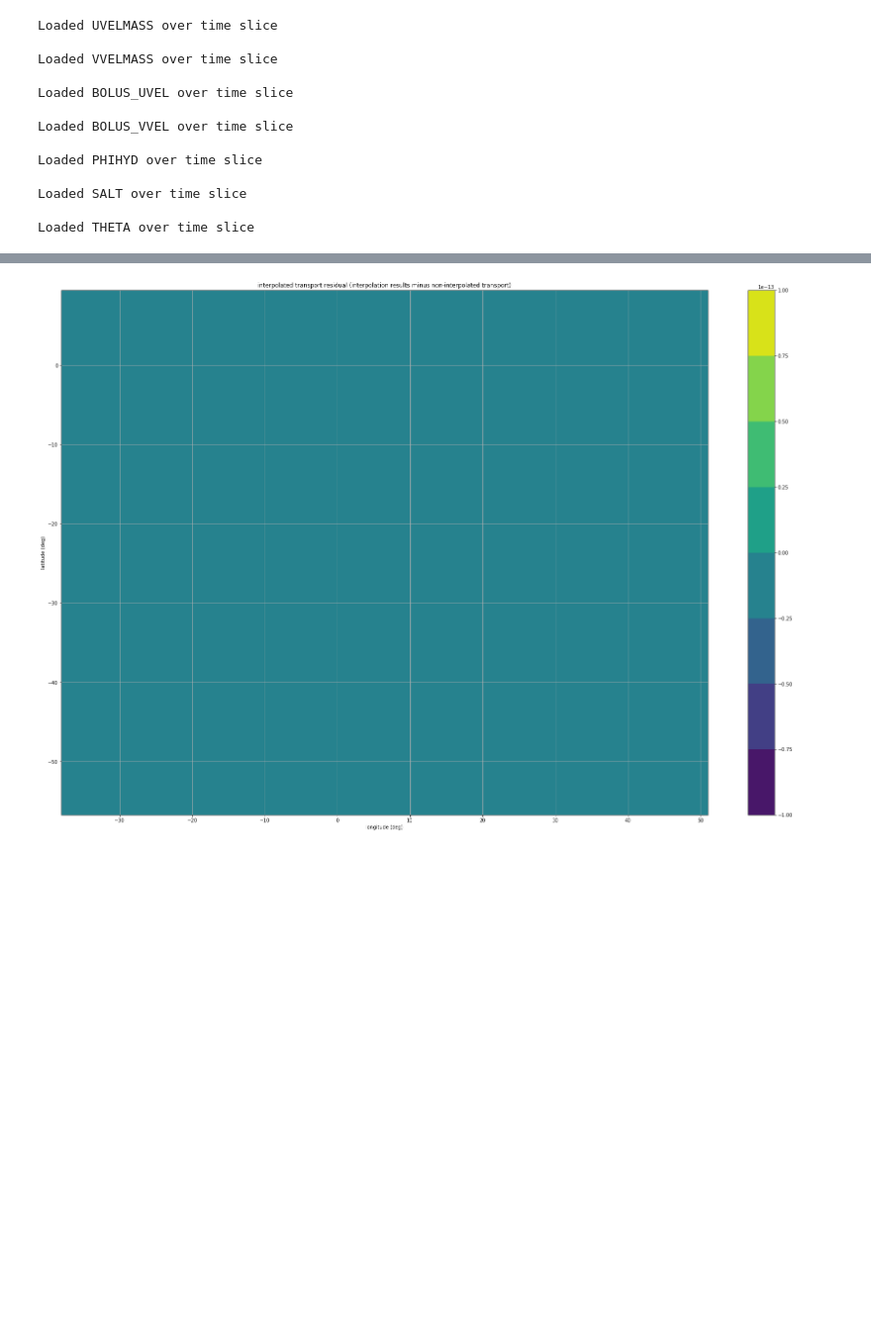
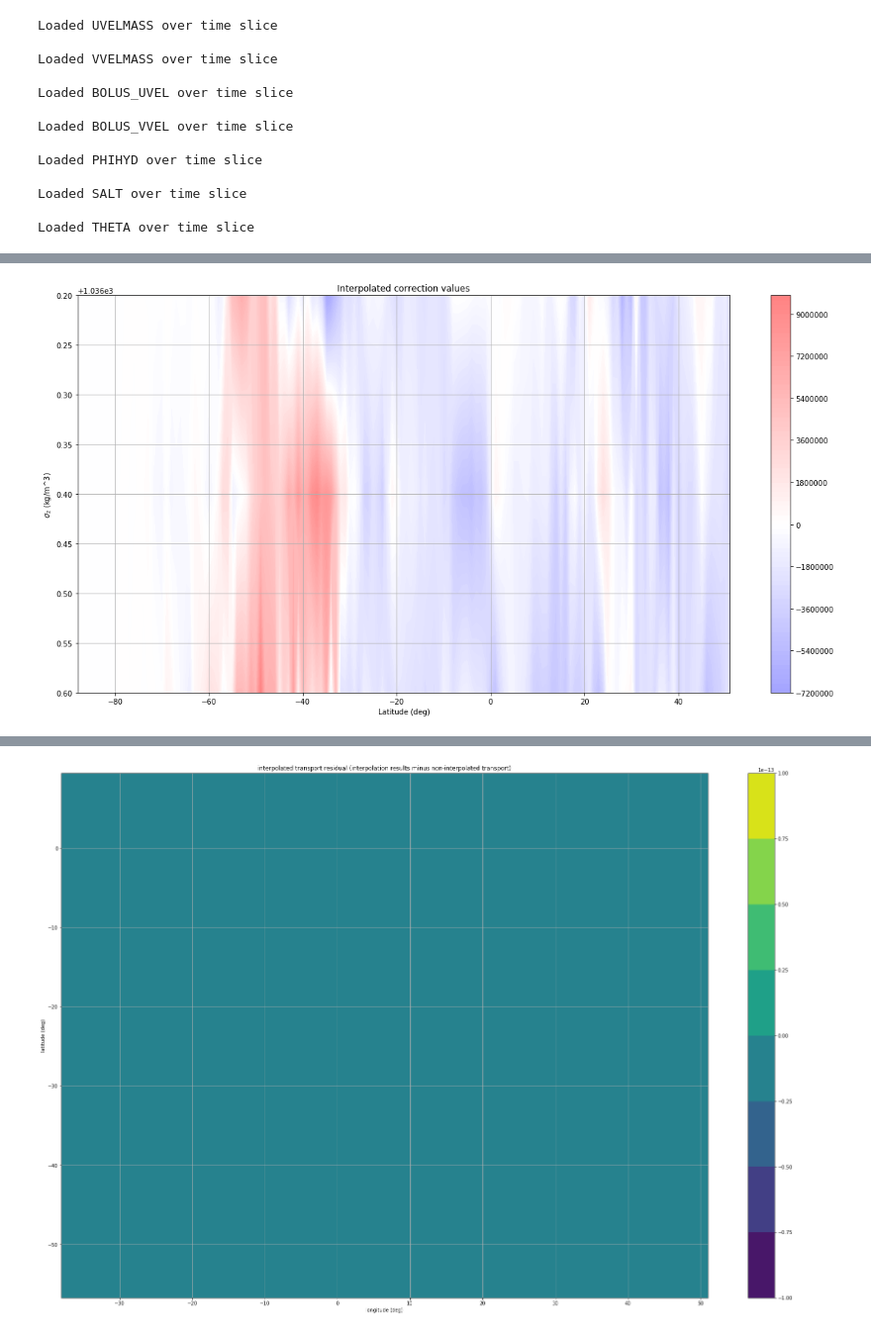
Before and after one commit to tatsumonkman47/ECCO-potential-density-overturning, a Jupyter notebook: meridional_overturning_in_potdens_space_PROTOTYPE.ipynb, the cells around one changed output, grey strips where cells are left out. Shown: that part at 99% size. Cells and saved outputs as stored; diff of their text form; code cells hidden in the pictures; blank space fills up the shorter version.

```diff
--- a/meridional_overturning_in_potdens_space_PROTOTYPE.ipynb
+++ b/meridional_overturning_in_potdens_space_PROTOTYPE.ipynb
@@ -321,25 +402,30 @@ ValueError: shape mismatch: value array of shape (12, 50) could not be broadcast
 # %%
+
 min_lat = 0
-max_lat = 178
+max_lat = 140
 d_levels = np.arange(0,50)
+
+#a = -1*depth_integrated_pdens_transport_laty.mean(dim='time')[1:,min_lat:max_lat]-1*depth_integrated_pdens_transport_latx.mean(dim='time')[1:,min_lat:max_lat]
 
 pvmin = -2e7
 pvmax = 2e7
 
 plt.figure(figsize=(20,10))
 #vmin = depth_integrated_pdens_transport.min()
 #vmax = depth_integrated_pdens_transport.max()
 plt.contourf(depth_integrated_pdens_transport_laty.lat[min_lat:max_lat],
              pot_dens_coord[1:],
-             -1*depth_integrated_pdens_transport_laty.mean(dim='time')[1:,min_lat:max_lat]-1*depth_integrated_pdens_transport_latx.mean(dim='time')[1:,min_lat:max_lat],30,
+             (-1*depth_integrated_x_interp_results.mean(dim='time')[1:,min_lat:max_lat]-1*depth_integrated_y_interp_results.mean(dim='time')[1:,min_lat:max_lat]),100,
              cmap='bwr',
-            vmin=pvmin,
-            vmax=pvmax)
+             vmin=pvmin,
+             vmax=pvmax)
 plt.colorbar()
-plt.title("Meridional overturning results")
+plt.title("Interpolated correction values")
 plt.xlabel("Latitude (deg)")
 plt.ylabel("$\sigma_{2}$ (kg/m^3)")
 plt.grid()
 plt.gca().invert_yaxis()
 plt.show()
 plt.close()
+# %% [output]
+[figure, added]
```
Also changed, not shown: parts of 5 cells of this notebook.
